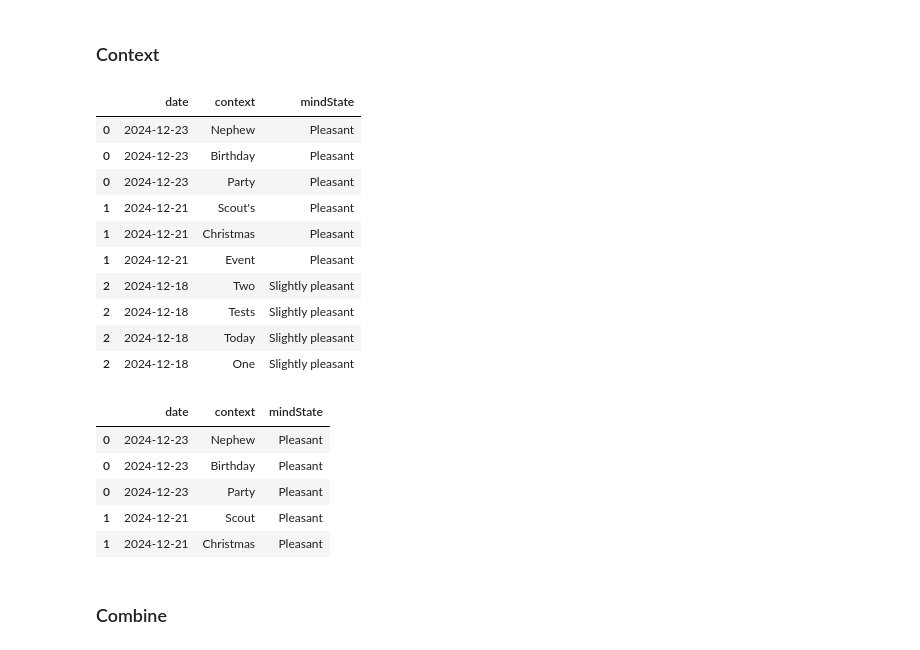
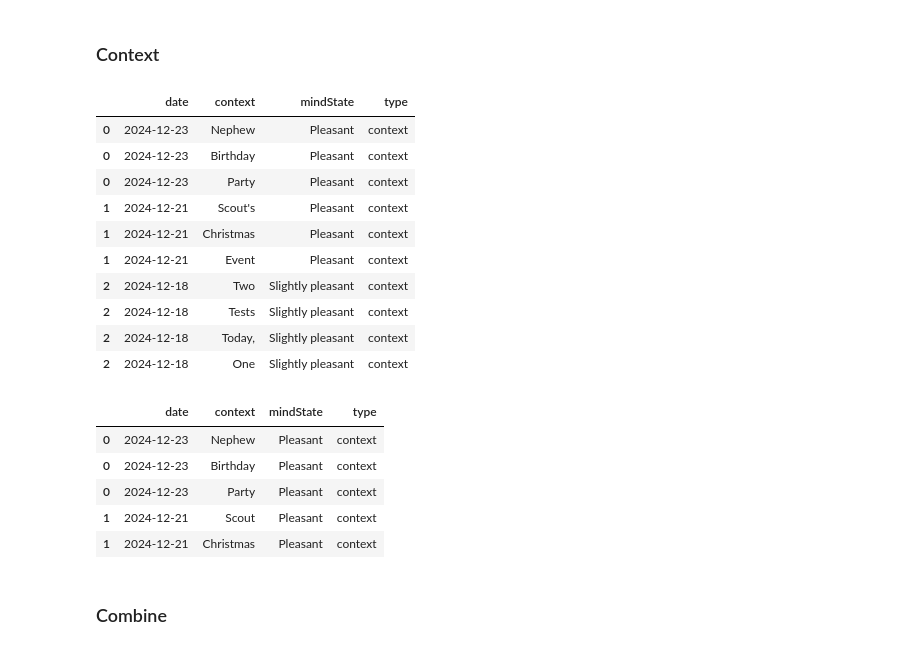
Before and after one commit to MrJoeKr/FeelViz, a Jupyter notebook: data_prep.ipynb, the cells around one changed output. Drawn from its saved outputs; the diff is of its cells as text; code cells hidden in the pictures.

```diff
--- a/data_prep.ipynb
+++ b/data_prep.ipynb
@@ -9,8 +9,8 @@ import pandas as pd
 # %% [markdown]
 ## Data
 # %%
-data_days = pd.read_csv("data/days.csv")
-time_slept = pd.read_csv("data/timeSlept.csv")
+data_days = pd.read_csv("data/days.csv", sep=";")
+time_slept = pd.read_csv("data/timeSlept.csv", sep=";")
 # %%
 data_days.head()
 # %% [output]
@@ -104,26 +119,29 @@ date_descriptions.head(10)
 # %%
 # For the context, we split by space and explode
 date_context = data_days[["date", "context", "mindState"]].copy()
 date_context["context"] = date_context["context"].str.split(" ")
 
 date_context = date_context.explode("context")
 
 # Strip leading and trailing whitespaces and capitalize
 date_context["context"] = date_context["context"].str.strip().str.capitalize()
 
+# Add type column
+date_context["type"] = "context"
+
 date_context.head(10)
 # %% [output]
-|  | date | context | mindState |
-| 0 | 2024-12-23 | Nephew | Pleasant |
-| 0 | 2024-12-23 | Birthday | Pleasant |
-| 0 | 2024-12-23 | Party | Pleasant |
-| 1 | 2024-12-21 | Scout's | Pleasant |
-| 1 | 2024-12-21 | Christmas | Pleasant |
-| 1 | 2024-12-21 | Event | Pleasant |
-| 2 | 2024-12-18 | Two | Slightly pleasant |
-| 2 | 2024-12-18 | Tests | Slightly pleasant |
-| 2 | 2024-12-18 | Today | Slightly pleasant |
-| 2 | 2024-12-18 | One | Slightly pleasant |
+|  | date | context | mindState | type |
+| 0 | 2024-12-23 | Nephew | Pleasant | context |
+| 0 | 2024-12-23 | Birthday | Pleasant | context |
+| 0 | 2024-12-23 | Party | Pleasant | context |
+| 1 | 2024-12-21 | Scout's | Pleasant | context |
+| 1 | 2024-12-21 | Christmas | Pleasant | context |
+| 1 | 2024-12-21 | Event | Pleasant | context |
+| 2 | 2024-12-18 | Two | Slightly pleasant | context |
+| 2 | 2024-12-18 | Tests | Slightly pleasant | context |
+| 2 | 2024-12-18 | Today, | Slightly pleasant | context |
+| 2 | 2024-12-18 | One | Slightly pleasant | context |
 # %%
 # TODO: UPDATE WORDS
 update_words = {
@@ -147,22 +165,32 @@ update_words = {
     "is": "",
     "that": "",
 }
+# Add boundaries to the words
+update_words = {rf"\b{k}\b": v for k, v in update_words.items()}
 
-date_context["context"] = date_context["context"].replace(update_words)
+date_context["context"] = (
+    date_context["context"]
+    .str.lower()
+    .replace(update_words, regex=True)
+    .str.capitalize()
+)
+
 # Remove empty strings
 date_context = date_context[date_context["context"] != ""]
 
 # Remove `'s` from words
 date_context["context"] = date_context["context"].str.replace("'s", "")
+# "," after words
+date_context["context"] = date_context["context"].str.replace(",", "")
 
 date_context.head()
 # %% [output]
-|  | date | context | mindState |
-| 0 | 2024-12-23 | Nephew | Pleasant |
-| 0 | 2024-12-23 | Birthday | Pleasant |
-| 0 | 2024-12-23 | Party | Pleasant |
-| 1 | 2024-12-21 | Scout | Pleasant |
-| 1 | 2024-12-21 | Christmas | Pleasant |
+|  | date | context | mindState | type |
+| 0 | 2024-12-23 | Nephew | Pleasant | context |
+| 0 | 2024-12-23 | Birthday | Pleasant | context |
+| 0 | 2024-12-23 | Party | Pleasant | context |
+| 1 | 2024-12-21 | Scout | Pleasant | context |
+| 1 | 2024-12-21 | Christmas | Pleasant | context |
 # %% [markdown]
 ### Combine
 # %%
```
Also changed, not shown: parts of 11 cells of this notebook.
